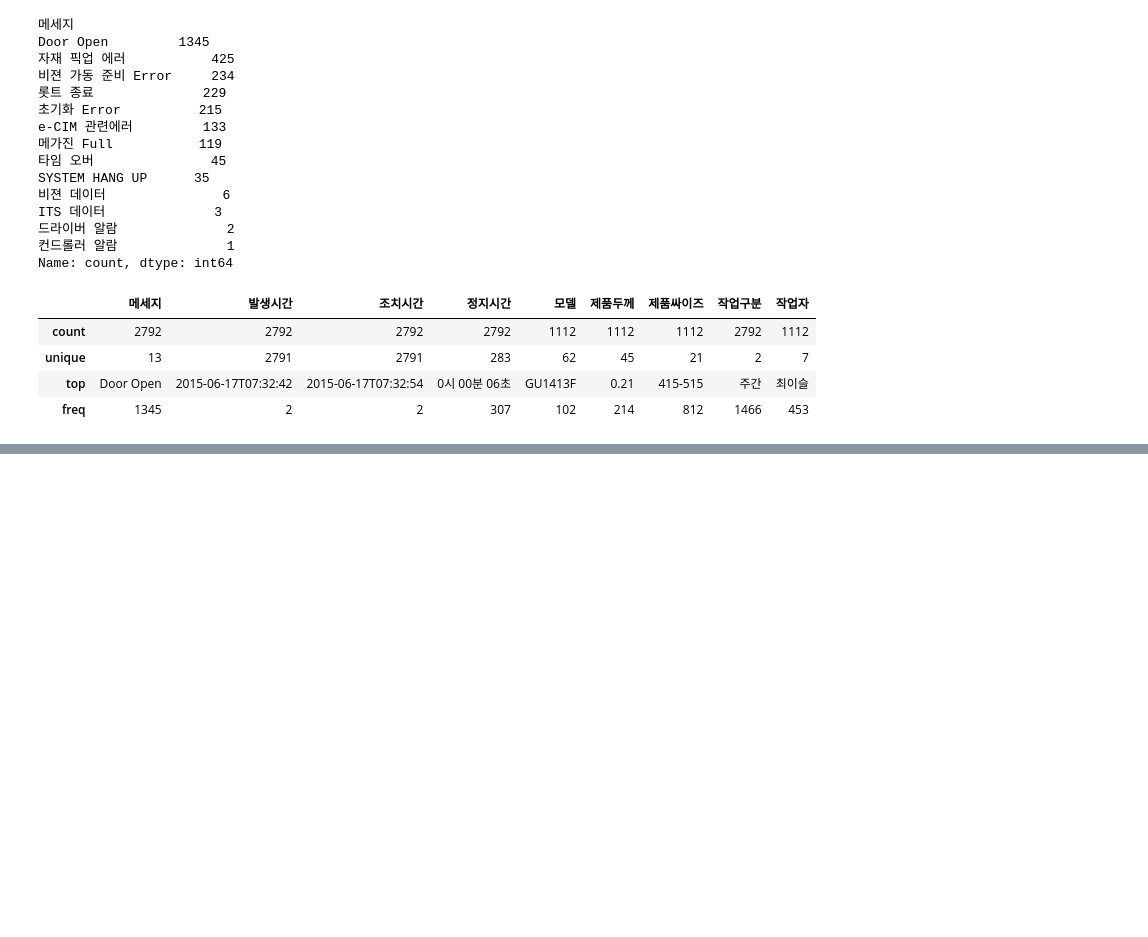
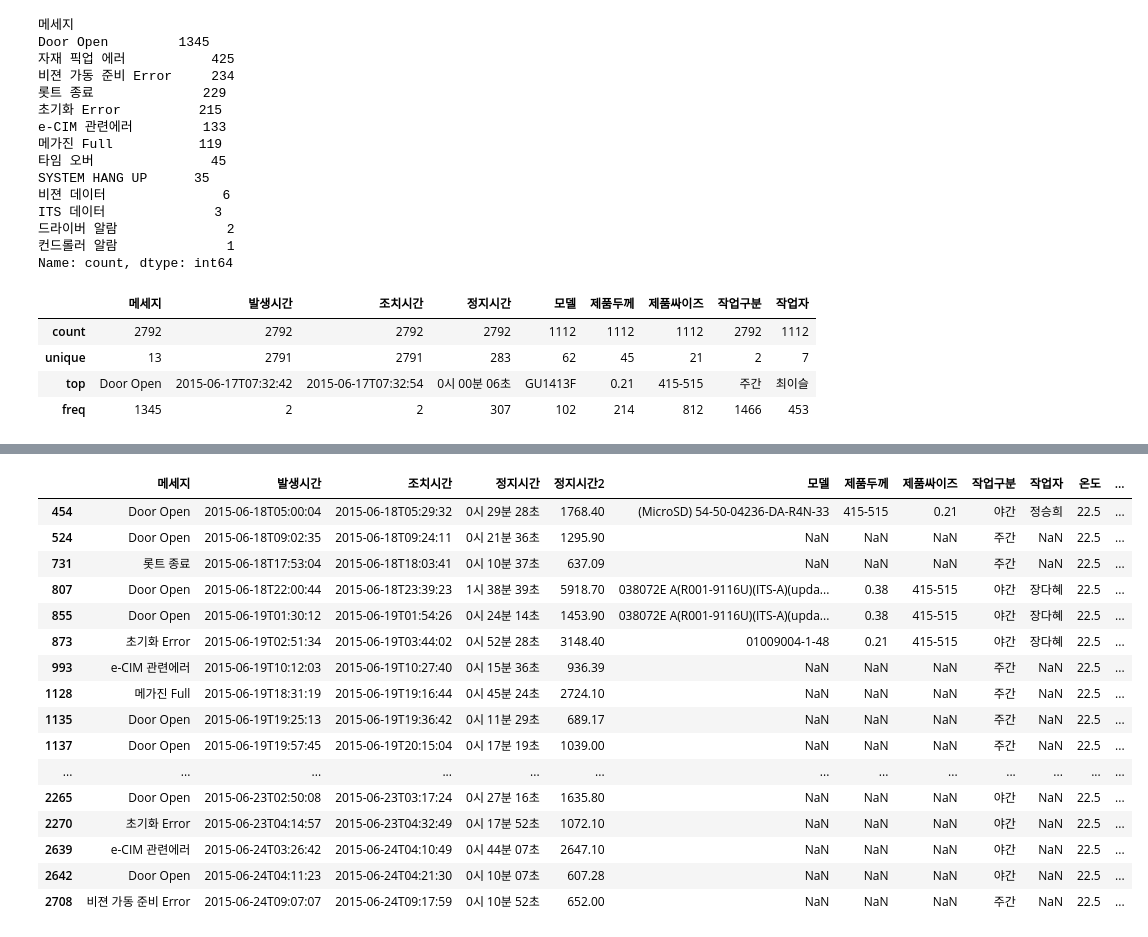
Before and after one commit to ksnsmile/Manufacturing_data_practice-, a Jupyter notebook: code/공정데이터 분석연습.ipynb, the cells around one changed output, grey strips where cells are left out. Drawn from its saved outputs; the diff is of its cells as text; code cells hidden in the pictures; blank space fills up the shorter version.

```diff
--- a/code/공정데이터 분석연습.ipynb
+++ b/code/공정데이터 분석연습.ipynb
@@ -1,7 +1,7 @@
 # %%
 import pandas as pd
 
-df1=pd.read_csv("error_message.csv")
+df1=pd.read_csv("C:/Users/sn714/OneDrive/바탕 화면/git/Manufacturing/data/error_message.csv")
 
 df1.head(3)
 # %% [output]
@@ -83,0 +137,24 @@ code mode : 파이선코드나 markdown 입력
+# %%
+#데이터 필터
+
+cond1=df1["정지시간2"] >= 600
+
+df1.loc[cond1]
+# %% [output]
+|  | 메세지 | 발생시간 | 조치시간 | 정지시간 | 정지시간2 | 모델 | 제품두께 | 제품싸이즈 | 작업구분 | 작업자 | 온도 | ... |
+| 454 | Door Open | 2015-06-18T05:00:04 | 2015-06-18T05:29:32 | 0시 29분 28초 | 1768.40 | (MicroSD) 54-50-04236-DA-R4N-33 | 415-515 | 0.21 | 야간 | 정승희 | 22.5 | ... |
+| 524 | Door Open | 2015-06-18T09:02:35 | 2015-06-18T09:24:11 | 0시 21분 36초 | 1295.90 | NaN | NaN | NaN | 주간 | NaN | 22.5 | ... |
+| 731 | 롯트 종료 | 2015-06-18T17:53:04 | 2015-06-18T18:03:41 | 0시 10분 37초 | 637.09 | NaN | NaN | NaN | 주간 | NaN | 22.5 | ... |
+| 807 | Door Open | 2015-06-18T22:00:44 | 2015-06-18T23:39:23 | 1시 38분 39초 | 5918.70 | 038072E A(R001-9116U)(ITS-A)(upda... | 0.38 | 415-515 | 야간 | 장다혜 | 22.5 | ... |
+| 855 | Door Open | 2015-06-19T01:30:12 | 2015-06-19T01:54:26 | 0시 24분 14초 | 1453.90 | 038072E A(R001-9116U)(ITS-A)(upda... | 0.38 | 415-515 | 야간 | 장다혜 | 22.5 | ... |
+| 873 | 초기화 Error | 2015-06-19T02:51:34 | 2015-06-19T03:44:02 | 0시 52분 28초 | 3148.40 | 01009004-1-48 | 0.21 | 415-515 | 야간 | 장다혜 | 22.5 | ... |
+| 993 | e-CIM 관련에러 | 2015-06-19T10:12:03 | 2015-06-19T10:27:40 | 0시 15분 36초 | 936.39 | NaN | NaN | NaN | 주간 | NaN | 22.5 | ... |
+| 1128 | 메가진 Full | 2015-06-19T18:31:19 | 2015-06-19T19:16:44 | 0시 45분 24초 | 2724.10 | NaN | NaN | NaN | 주간 | NaN | 22.5 | ... |
+| 1135 | Door Open | 2015-06-19T19:25:13 | 2015-06-19T19:36:42 | 0시 11분 29초 | 689.17 | NaN | NaN | NaN | 주간 | NaN | 22.5 | ... |
+| 1137 | Door Open | 2015-06-19T19:57:45 | 2015-06-19T20:15:04 | 0시 17분 19초 | 1039.00 | NaN | NaN | NaN | 주간 | NaN | 22.5 | ... |
+| ... | ... | ... | ... | ... | ... | ... | ... | ... | ... | ... | ... | ... |
+| 2265 | Door Open | 2015-06-23T02:50:08 | 2015-06-23T03:17:24 | 0시 27분 16초 | 1635.80 | NaN | NaN | NaN | 야간 | NaN | 22.5 | ... |
+| 2270 | 초기화 Error | 2015-06-23T04:14:57 | 2015-06-23T04:32:49 | 0시 17분 52초 | 1072.10 | NaN | NaN | NaN | 야간 | NaN | 22.5 | ... |
+| 2639 | e-CIM 관련에러 | 2015-06-24T03:26:42 | 2015-06-24T04:10:49 | 0시 44분 07초 | 2647.10 | NaN | NaN | NaN | 야간 | NaN | 22.5 | ... |
+| 2642 | Door Open | 2015-06-24T04:11:23 | 2015-06-24T04:21:30 | 0시 10분 07초 | 607.28 | NaN | NaN | NaN | 야간 | NaN | 22.5 | ... |
+| 2708 | 비젼 가동 준비 Error | 2015-06-24T09:07:07 | 2015-06-24T09:17:59 | 0시 10분 52초 | 652.00 | NaN | NaN | NaN | 주간 | NaN | 22.5 | ... |
```
Also changed, not shown: parts of 8 cells of this notebook.
